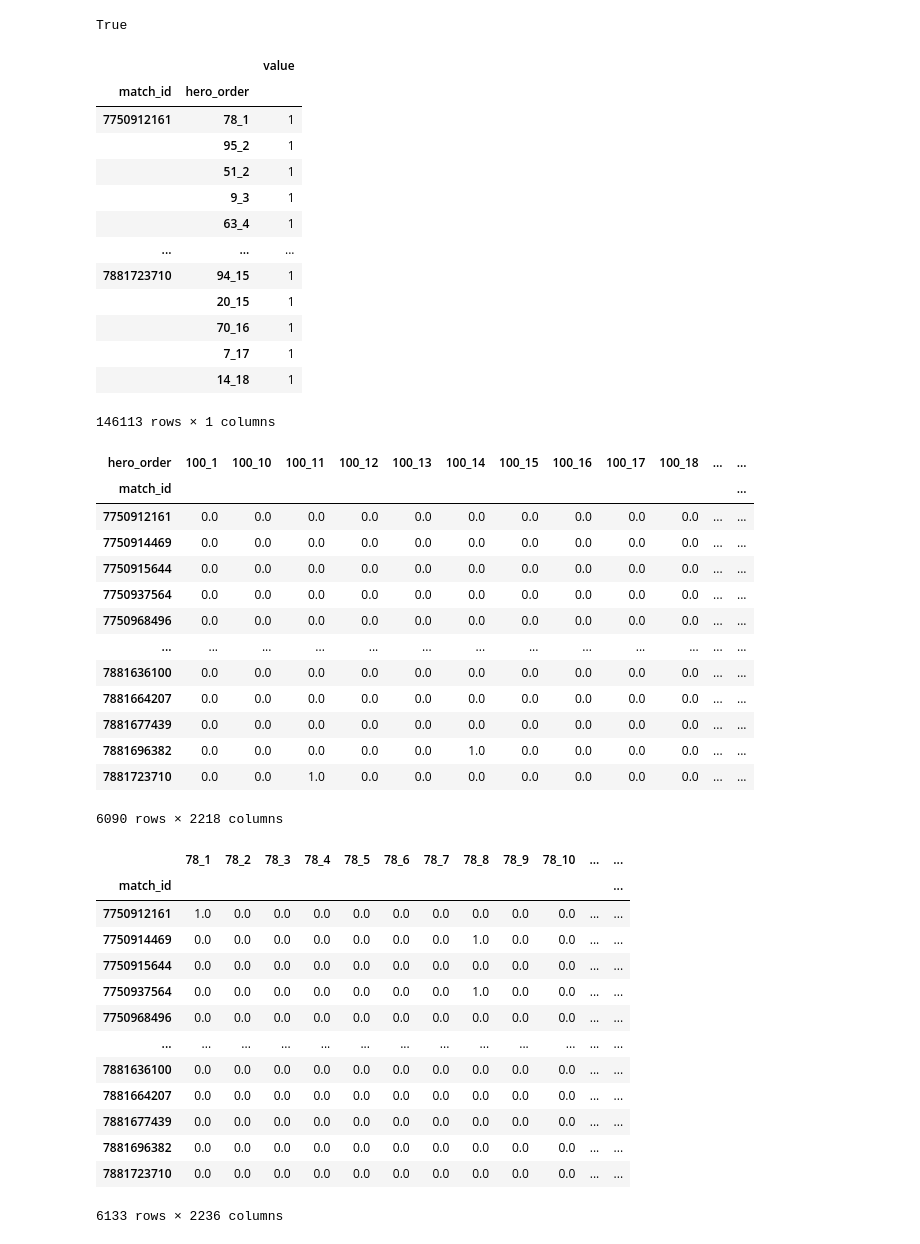
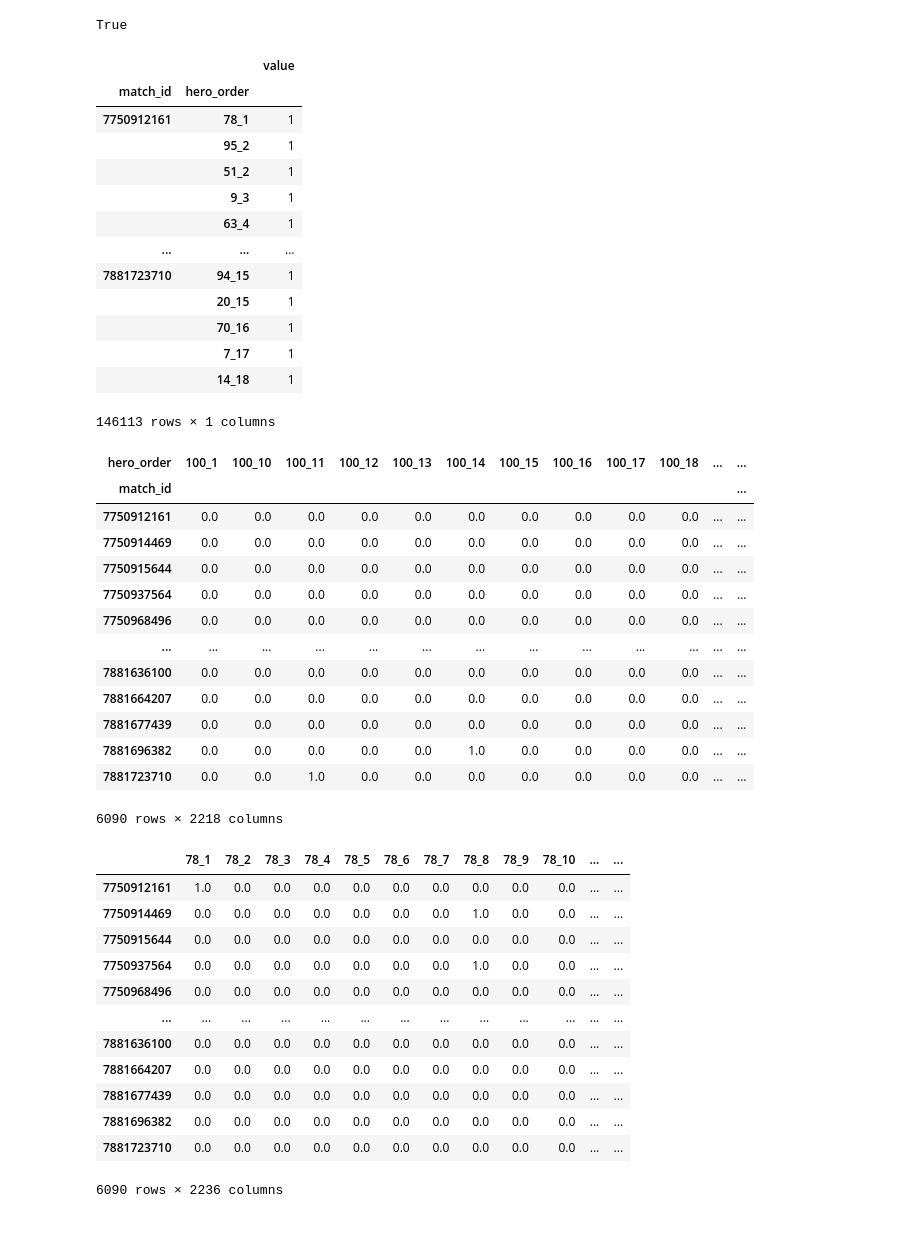
Before and after one commit to DevDords/LT2_DMW2_CaptainsMode, a Jupyter notebook: 1. preprocess.ipynb, the cells around one changed output. Cells and saved outputs as stored; diff of their text form; code cells hidden in the pictures.

Commit message:
updated to match `match_id`

```diff
--- a/1. preprocess.ipynb
+++ b/1. preprocess.ipynb
@@ -211,14 +211,14 @@ def convert_order(n):
     return conversion_dict.get(n)
 # %%
 def generate_sparse_matrix(matches, picks_bans):
-    num_rows = matches.shape[0]
+    num_rows = len(picks_bans['match_id'].unique())
     hero_cols = [str(int(i)) for i in picks_bans['hero_id'].unique()]
     col_names = [f'{hero_id}_{i}' for hero_id in hero_cols for i in range(1, 19)] + ['radiant_win', 'radiant_team_id', 'dire_team_id']
 
     # Initialize an empty DataFrame with zeros
     sparse_draft = pd.DataFrame(
         np.zeros((num_rows, len(col_names))),
-        index=matches.index,
+        index=picks_bans['match_id'].unique(),
         columns=col_names
     )
 
@@ -260,34 +260,33 @@ sparse_draft
 # %% [output]
 |  |  | value |
 | match_id | hero_order |  |
 | 7750912161 | 78_1 | 1 |
 |  | 95_2 | 1 |
 |  | 51_2 | 1 |
 |  | 9_3 | 1 |
 |  | 63_4 | 1 |
 | ... | ... | ... |
 | 7881723710 | 94_15 | 1 |
 |  | 20_15 | 1 |
 |  | 70_16 | 1 |
 |  | 7_17 | 1 |
 |  | 14_18 | 1 |
 146113 rows × 1 columns
 | hero_order | 100_1 | 100_10 | 100_11 | 100_12 | 100_13 | 100_14 | 100_15 | 100_16 | 100_17 | 100_18 | ... | ... |
 | match_id |  |  |  |  |  |  |  |  |  |  |  | ... |
 | 7750912161 | 0.0 | 0.0 | 0.0 | 0.0 | 0.0 | 0.0 | 0.0 | 0.0 | 0.0 | 0.0 | ... | ... |
 | 7750914469 | 0.0 | 0.0 | 0.0 | 0.0 | 0.0 | 0.0 | 0.0 | 0.0 | 0.0 | 0.0 | ... | ... |
 | 7750915644 | 0.0 | 0.0 | 0.0 | 0.0 | 0.0 | 0.0 | 0.0 | 0.0 | 0.0 | 0.0 | ... | ... |
 | 7750937564 | 0.0 | 0.0 | 0.0 | 0.0 | 0.0 | 0.0 | 0.0 | 0.0 | 0.0 | 0.0 | ... | ... |
 | 7750968496 | 0.0 | 0.0 | 0.0 | 0.0 | 0.0 | 0.0 | 0.0 | 0.0 | 0.0 | 0.0 | ... | ... |
 | ... | ... | ... | ... | ... | ... | ... | ... | ... | ... | ... | ... | ... |
 | 7881636100 | 0.0 | 0.0 | 0.0 | 0.0 | 0.0 | 0.0 | 0.0 | 0.0 | 0.0 | 0.0 | ... | ... |
 | 7881664207 | 0.0 | 0.0 | 0.0 | 0.0 | 0.0 | 0.0 | 0.0 | 0.0 | 0.0 | 0.0 | ... | ... |
 | 7881677439 | 0.0 | 0.0 | 0.0 | 0.0 | 0.0 | 0.0 | 0.0 | 0.0 | 0.0 | 0.0 | ... | ... |
 | 7881696382 | 0.0 | 0.0 | 0.0 | 0.0 | 0.0 | 1.0 | 0.0 | 0.0 | 0.0 | 0.0 | ... | ... |
 | 7881723710 | 0.0 | 0.0 | 1.0 | 0.0 | 0.0 | 0.0 | 0.0 | 0.0 | 0.0 | 0.0 | ... | ... |
 6090 rows × 2218 columns
 |  | 78_1 | 78_2 | 78_3 | 78_4 | 78_5 | 78_6 | 78_7 | 78_8 | 78_9 | 78_10 | ... | ... |
-| match_id |  |  |  |  |  |  |  |  |  |  |  | ... |
 | 7750912161 | 1.0 | 0.0 | 0.0 | 0.0 | 0.0 | 0.0 | 0.0 | 0.0 | 0.0 | 0.0 | ... | ... |
 | 7750914469 | 0.0 | 0.0 | 0.0 | 0.0 | 0.0 | 0.0 | 0.0 | 1.0 | 0.0 | 0.0 | ... | ... |
 | 7750915644 | 0.0 | 0.0 | 0.0 | 0.0 | 0.0 | 0.0 | 0.0 | 0.0 | 0.0 | 0.0 | ... | ... |
@@ -299,4 +298,4 @@ sparse_draft
 | 7881677439 | 0.0 | 0.0 | 0.0 | 0.0 | 0.0 | 0.0 | 0.0 | 0.0 | 0.0 | 0.0 | ... | ... |
 | 7881696382 | 0.0 | 0.0 | 0.0 | 0.0 | 0.0 | 0.0 | 0.0 | 0.0 | 0.0 | 0.0 | ... | ... |
 | 7881723710 | 0.0 | 0.0 | 0.0 | 0.0 | 0.0 | 0.0 | 0.0 | 0.0 | 0.0 | 0.0 | ... | ... |
-6133 rows × 2236 columns
+6090 rows × 2236 columns
```
Also changed, not shown: parts of 1 cell of this notebook.
